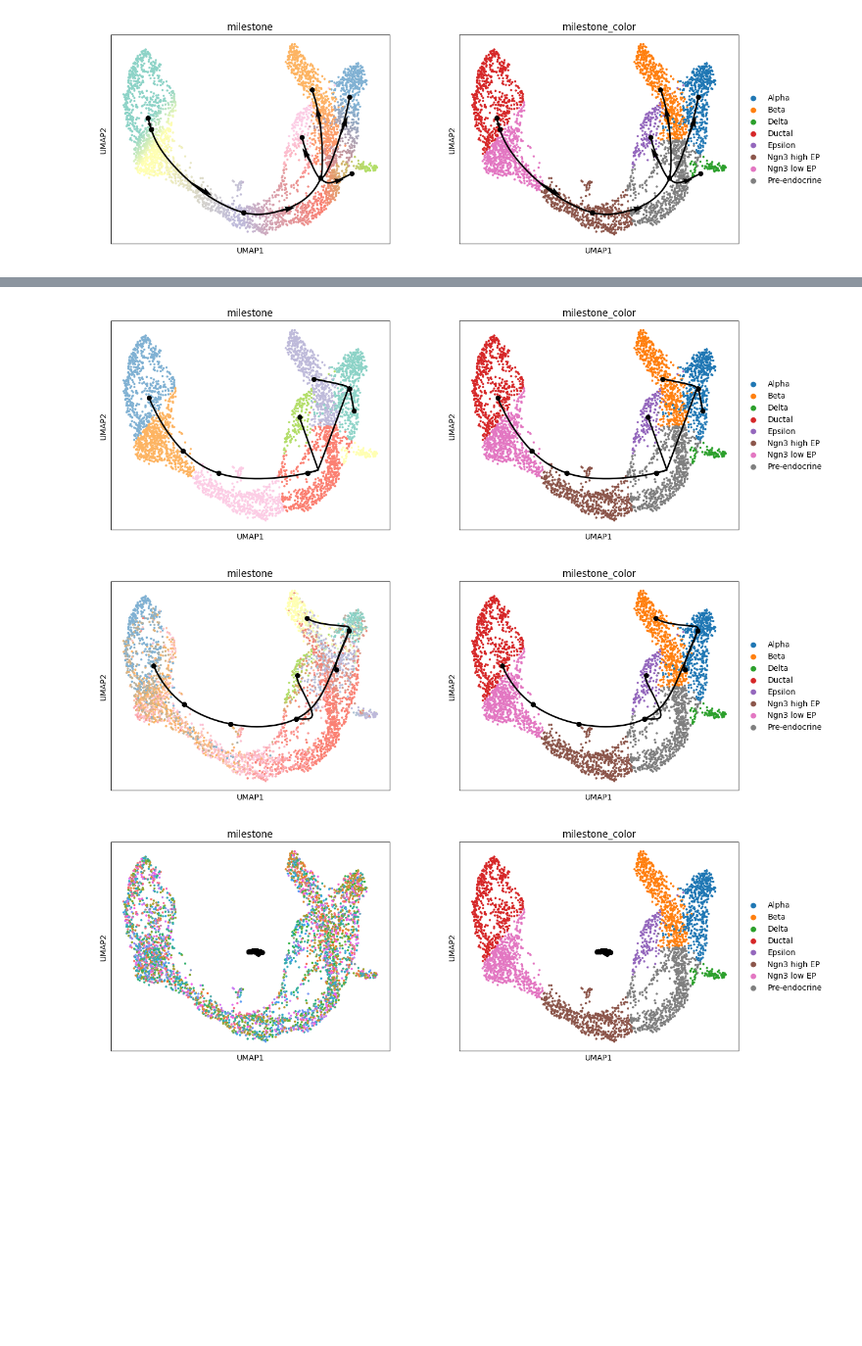
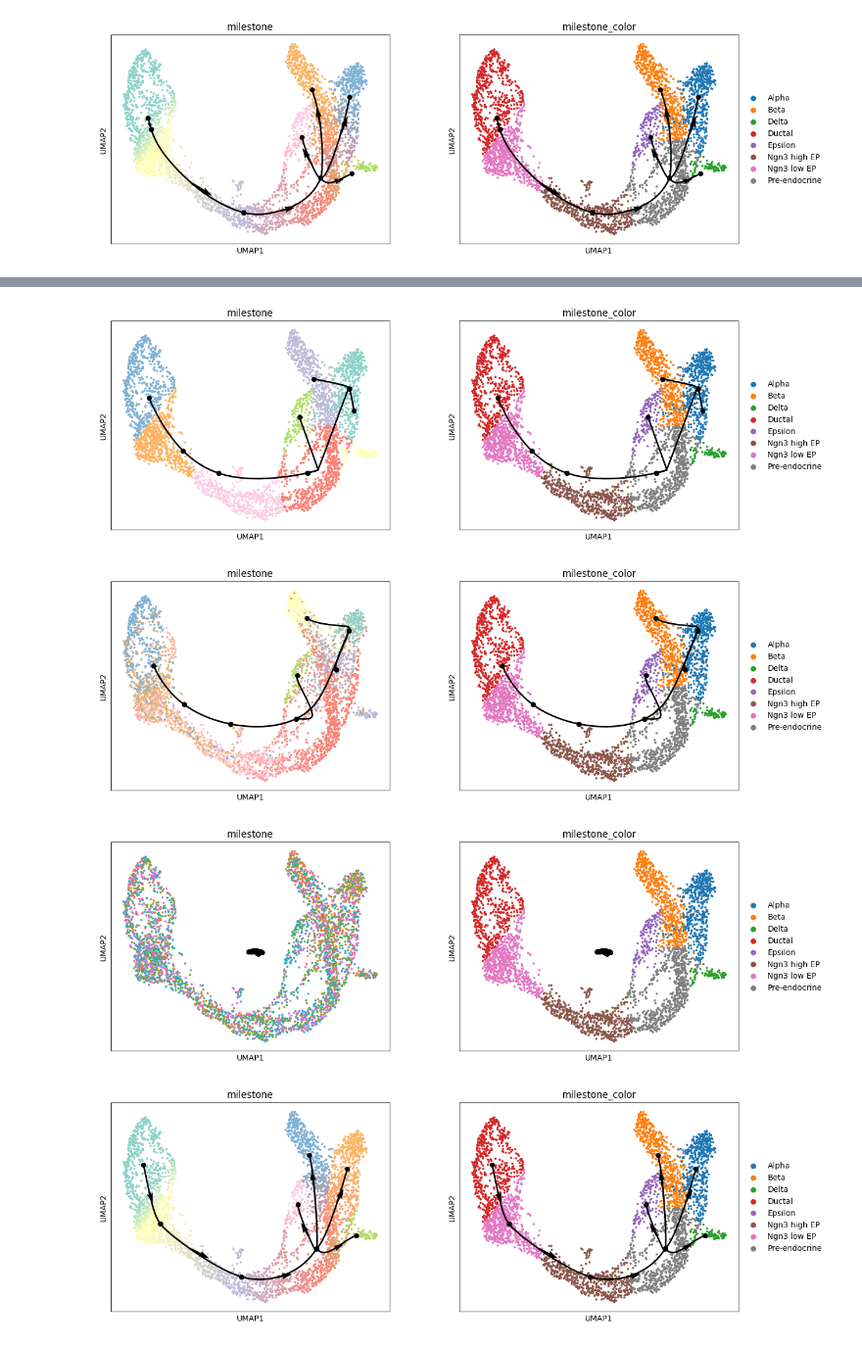
Before and after one commit to HuangDDU/cafe-release, a Jupyter notebook: notebook/benchmark_scvelo_pancreas.ipynb, the cells around one changed output, grey strips where cells are left out. Shown at 98% size. Drawn from its saved outputs; the diff is of its cells as text; code cells hidden in the pictures; blank space fills up the shorter version.

```diff
--- a/notebook/benchmark_scvelo_pancreas.ipynb
+++ b/notebook/benchmark_scvelo_pancreas.ipynb
@@ -79,7 +80,7 @@ parameters = {"filter_features": False, "connectivity_cutoff": 0.3}
 fadata.add_prior_information(**prior_information)  # add prior information to fadata
 
 
-method_name_list = ["paga", "comp1", "angle", "state_comp", "cluster_mst", "projection_mst", "graph_mst"]
+method_name_list = ["paga", "comp1", "angle", "state_comp", "cluster_mst", "projection_mst", "graph_mst", "scvelo"]
 
 for method_name in method_name_list:
     method = cfe.method.FateMethod(method_name=method_name)
@@ -108,7 +121,8 @@ Logarithmized X.
 [figure]
 [figure]
 [figure]
 [figure]
 [figure]
 [figure]
 [figure]
+[figure, added]
```
Also changed, not shown: parts of 2 cells of this notebook, 21 other files.
